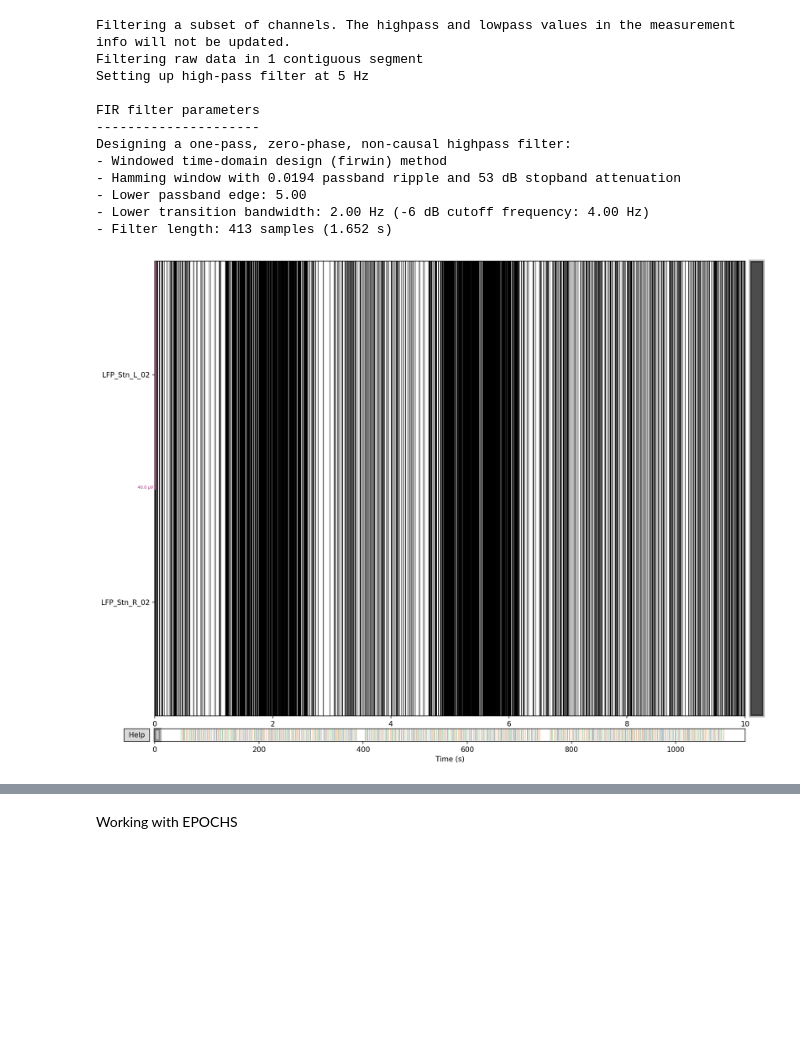
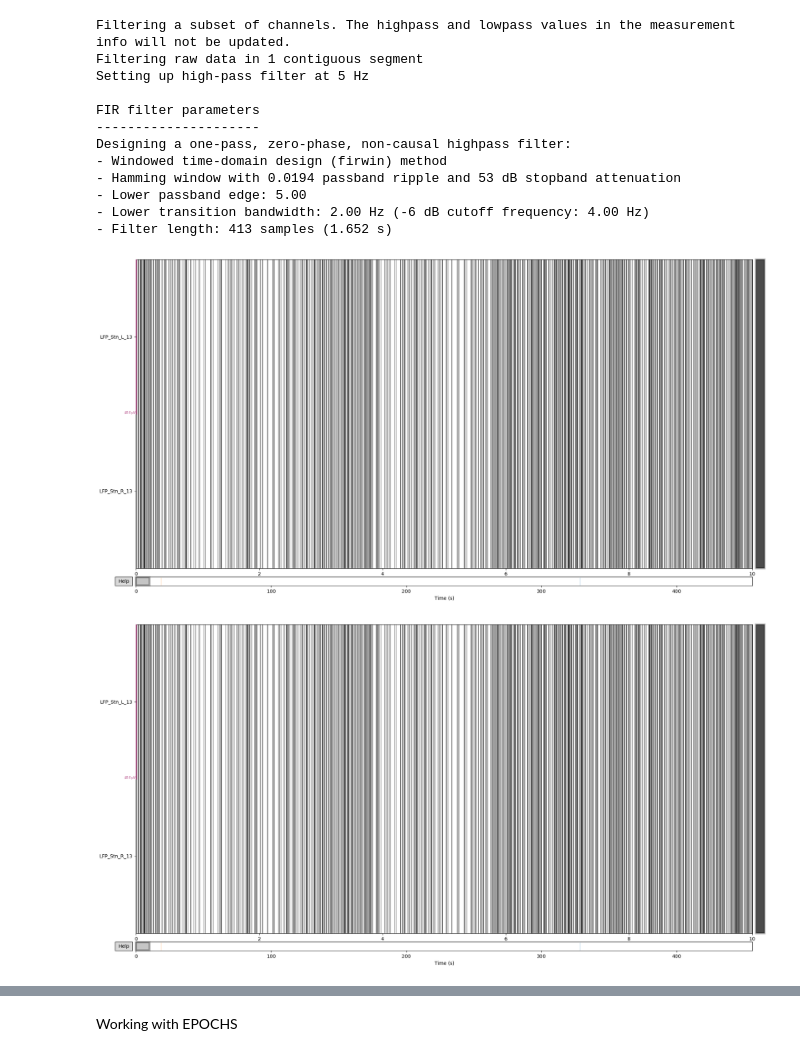
Before and after one commit to juliettevivien/ephy_analysis, a Jupyter notebook: ephy_playground.ipynb, the cells around one changed output, grey strips where cells are left out. Saved outputs shown, nothing was run; the diff lists cells and outputs as text; code cells hidden in the pictures; blank space fills up the shorter version.

Commit message:
updated plotting and tfr

```diff
--- a/ephy_playground.ipynb
+++ b/ephy_playground.ipynb
@@ -66,8 +21,31 @@ saving_path
+# %%
+session_ID = 'sub002 DBS OFF rest'
+DBS_status = 'DBS OFF'
+
+
+working_path = os.getcwd()
+onedrivepath = _get_onedrive_path()
+
+# Set sourcepath and saving path:
+subject_path = join(onedrivepath, session_ID[:6])
+synced_data_path = join(subject_path, "synced_data")
+session_synced_data_path = join(synced_data_path, session_ID)
+
+#  Set saving path
+results_path = join(working_path, "results")
+saving_path = join(results_path, session_ID)
+if not os.path.isdir(saving_path):
+    os.makedirs(saving_path)
+# %%
+filename = 'SYNCHRONIZED_INTRACRANIAL_sub-002_ses-Fu12mMedOn01_task-Rest_acq-StimOff_mod-BrainSenseBip_run-1.set'
+file = join(session_synced_data_path,filename)
+raw = read_raw(file, preload=True)
 # %%
-L_chan = raw.get_data(picks='LFP_Stn_L_02')[0]
-R_chan = raw.get_data(picks='LFP_Stn_R_02')[0]
-stim_L_chan = raw.get_data(picks='STIM_L_110Hz_60us')[0]
-stim_R_chan = raw.get_data(picks='STIM_R_110Hz_60us')[0]
-timescale = np.arange(0, len(L_chan)/raw.info['sfreq'], 1/raw.info['sfreq'])
-
-plt.plot(timescale,stim_L_chan)
+raw_times = raw.times - raw.times[0]
+picks = [raw.ch_names[0], raw.ch_names[1]]
+fs = round(raw.info['sfreq'])
+L_chan = raw.get_data(picks=raw.ch_names[0])[0]
+R_chan = raw.get_data(picks=raw.ch_names[1])[0]
+stim_L_chan = raw.get_data(picks=raw.ch_names[4])[0]
+stim_R_chan = raw.get_data(picks=raw.ch_names[5])[0]
+timescale = np.arange(0, len(L_chan)/fs, 1/fs)
@@ -140,20 +140,21 @@ plt.show()
 # %%
 # Highpass filter at 1 Hz
-lowpass_filtered_raw = deepcopy(raw).filter(l_freq=5, h_freq=None,picks=['LFP_Stn_L_02','LFP_Stn_R_02'])
-lowpass_filtered_raw.plot(picks=['LFP_Stn_L_02','LFP_Stn_R_02'])
+lowpass_filtered_raw = deepcopy(raw).filter(l_freq=5, h_freq=None,picks=picks)
+lowpass_filtered_raw.plot(picks=picks)
 # %% [output]
 Filtering a subset of channels. The highpass and lowpass values in the measurement info will not be updated.
 Filtering raw data in 1 contiguous segment
 Setting up high-pass filter at 5 Hz
 
 FIR filter parameters
 ---------------------
 Designing a one-pass, zero-phase, non-causal highpass filter:
 - Windowed time-domain design (firwin) method
 - Hamming window with 0.0194 passband ripple and 53 dB stopband attenuation
 - Lower passband edge: 5.00
 - Lower transition bandwidth: 2.00 Hz (-6 dB cutoff frequency: 4.00 Hz)
 - Filter length: 413 samples (1.652 s)
-[figure, old version]
+[figure, new version]
+[figure, added]
 # %%
 # Lowpass filter at 90 Hz
```
Also changed, not shown: parts of 43 cells of this notebook, 2 other files.
